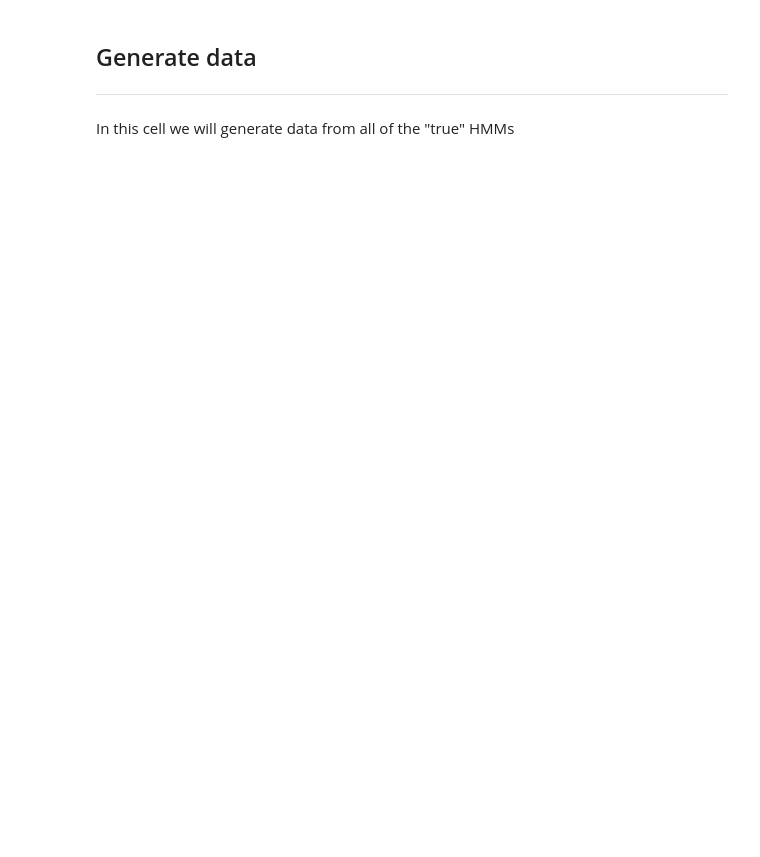
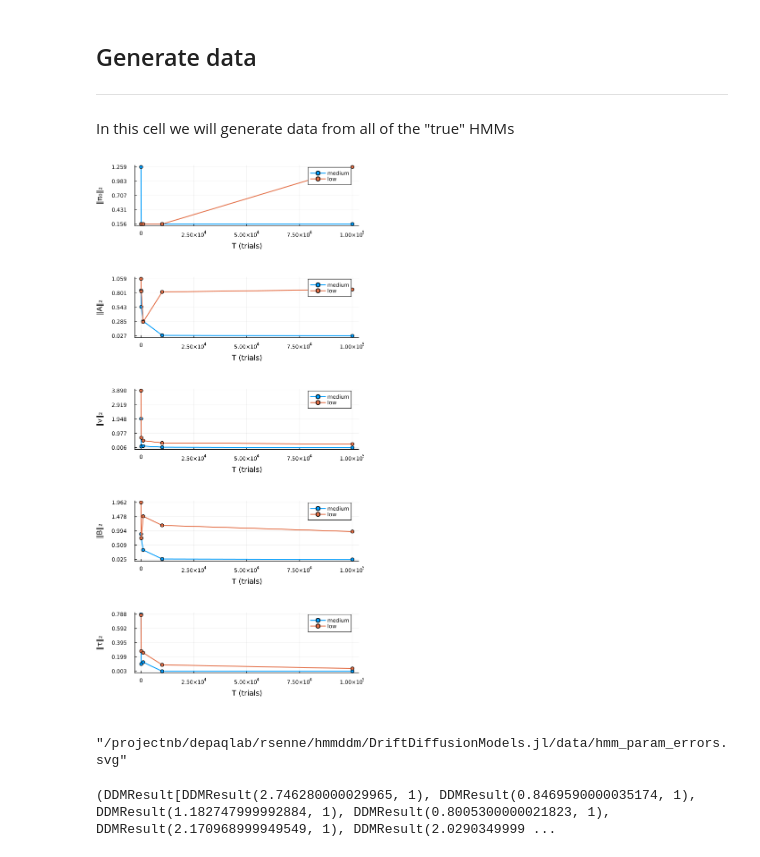
Before and after one commit to rsenne/DriftDiffusionModels.jl, a Jupyter notebook: notebooks/Parameter_Recovery.ipynb, the cells around one changed output. Saved outputs shown, nothing was run; the diff lists cells and outputs as text; code cells hidden in the pictures; blank space fills up the shorter version.

```diff
--- a/notebooks/Parameter_Recovery.ipynb
+++ b/notebooks/Parameter_Recovery.ipynb
@@ -151,0 +207,72 @@ end
+# %%
+function plot_param_errors(param_errors::Dict{String, Dict{Int64, Any}})
+
+    all_models = collect(keys(param_errors))
+    models = filter(m -> m != "high", all_models)  # Exclude "high"
+    time_lengths = sort(unique(vcat([collect(keys(param_errors[m])) for m in models]...)))
+
+    # Use L2-norm notation
+    param_keys = ["π₀_L2", "A_L2", "v_L2", "B_L2", "τ_L2"]
+    param_labels = Dict(
+        "π₀_L2" => "‖π₀‖₂",
+        "A_L2" => "‖A‖₂",
+        "v_L2" => "‖v‖₂",
+        "B_L2" => "‖B‖₂",
+        "τ_L2" => "‖τ‖₂"
+    )
+
+    # Prepare data
+    data = Dict{String, Dict{String, Vector{Float64}}}()
+    for param in param_keys
+        inner_dict = Dict{String, Vector{Float64}}()
+        for model in models
+            inner_dict[model] = [get(param_errors[model][t], param, NaN) for t in time_lengths]
+        end
+        data[param] = inner_dict
+    end
+
+    # Plot layout and appearance
+    n = length(param_keys)
+    plt = plot(layout = (n, 1), size = (600, 250 * n),
+               bottom_margin = 10Plots.mm, left_margin = 8Plots.mm, xlabel="T (trials)")
+
+    for (i, param) in enumerate(param_keys)
+        all_vals = vcat([data[param][model] for model in models]...)
+        miny, maxy = minimum(all_vals), maximum(all_vals)
+        yticks_pos = range(miny, maxy, length=5)
+        yticks_lab = [@sprintf("%.3f", y) for y in yticks_pos]
+
+        for model in models
+            plot!(plt[i], time_lengths, data[param][model],
+                  label = model,
+                  lw = 2,
+                  marker = :circle,
+                  ylabel = param_labels[param],
+                  yticks = (collect(yticks_pos), yticks_lab),
+                  legend = :topright)
+        end
+    end
+
+    display(plt)
+    return plt
+end
+
+
+plut = plot_param_errors(param_errors)
+savefig(plut, "../data/hmm_param_errors.svg")
+# %% [output]
+[figure, added]
+"/projectnb/depaqlab/rsenne/hmmddm/DriftDiffusionModels.jl/data/hmm_param_errors.svg"
+# %%
+hmm_learned = learned_model_dict["medium"][10000][1]
+posterior, _ = forward(hmm_learned, data_dict["medium"][10000][2])
+est_posterior = Vector{Int}(ones(10000))
+state_2_trials = [i for i in 1:10000 if posterior[2, i] .> 0.5]
+est_posterior[state_2_trials] .= 2
+predicted_data = (data_dict["medium"][10000][2], est_posterior)
+
+
+data_dict["medium"][10000]
+true_data = (data_dict["medium"][10000][2], data_dict["medium"][10000][1])
+# %% [output]
+(DDMResult[DDMResult(2.746280000029965, 1), DDMResult(0.8469590000035174, 1), DDMResult(1.182747999992884, 1), DDMResult(0.8005300000021823, 1), DDMResult(2.170968999949549, 1), DDMResult(2.0290349999 ...
```
Also changed, not shown: parts of 14 cells of this notebook, 4 other files.
